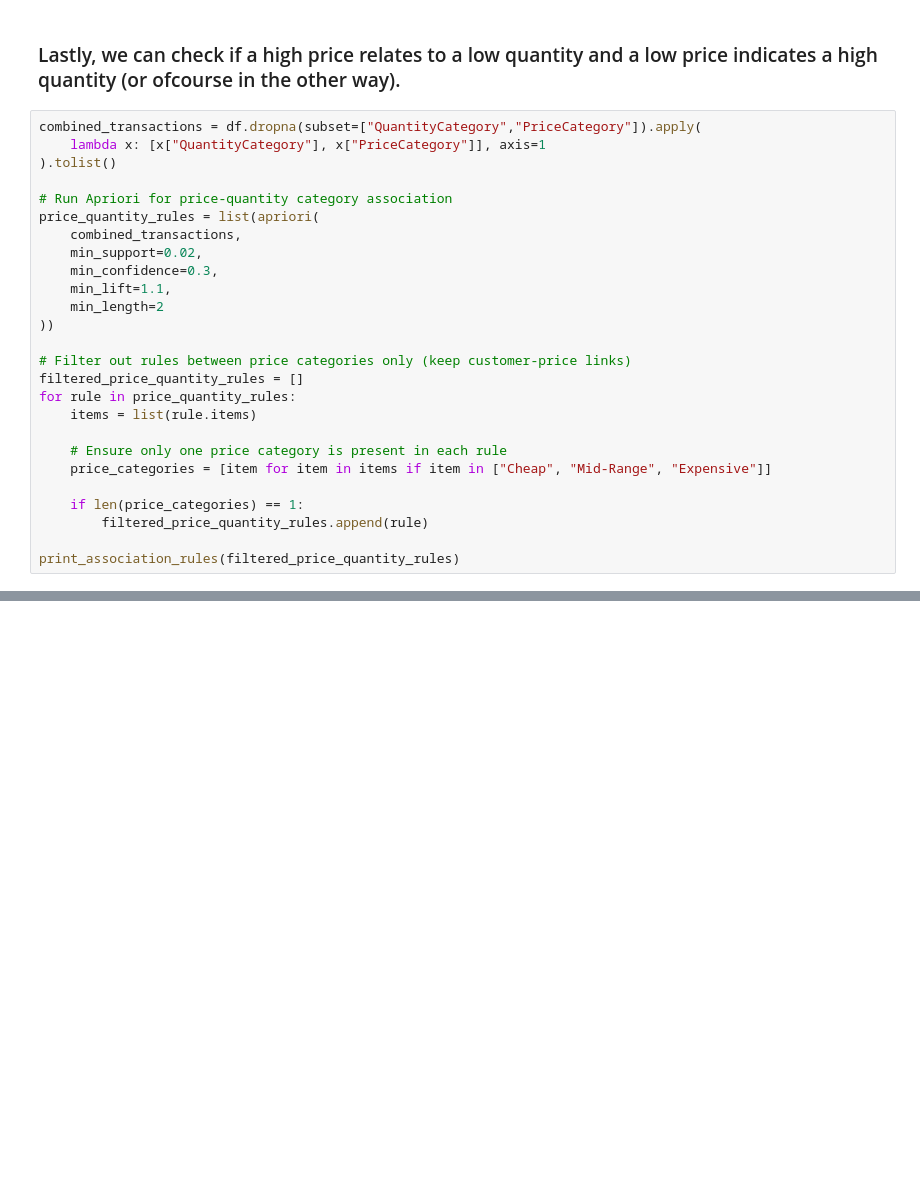
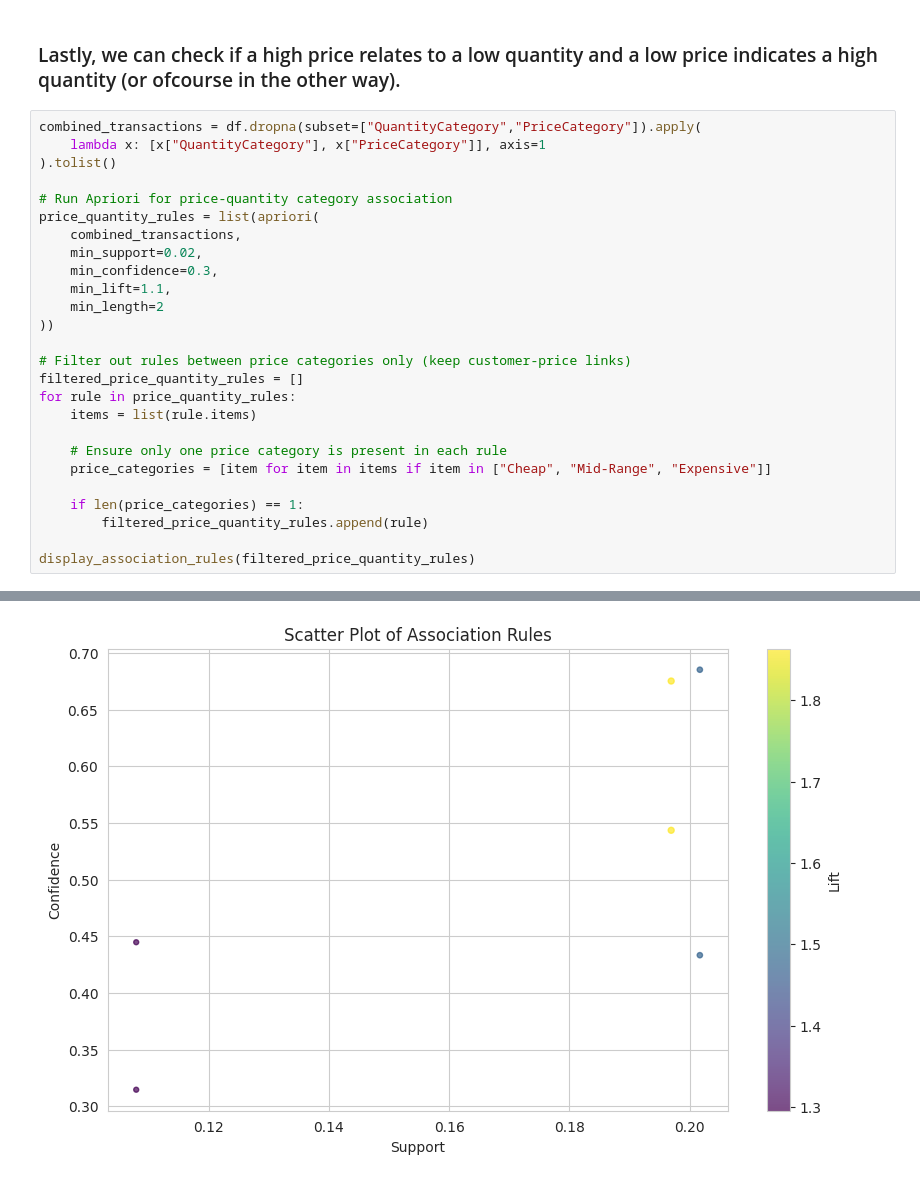
Before and after one commit to NielsVandenBroeck/DM_Projects, a Jupyter notebook: src/Frequent_Pattern_Mining.ipynb, the cells around one changed output, grey strips where cells are left out. Drawn from its saved outputs; the diff is of its cells as text; blank space fills up the shorter version.

```diff
--- a/src/Frequent_Pattern_Mining.ipynb
+++ b/src/Frequent_Pattern_Mining.ipynb
@@ -368,5 +413,5 @@ for rule in price_quantity_rules:
     if len(price_categories) == 1:
         filtered_price_quantity_rules.append(rule)
 
-print_association_rules(filtered_price_quantity_rules)
+display_association_rules(filtered_price_quantity_rules)
 # %% [output]
@@ -374,13 +419,14 @@ print_association_rules(filtered_price_quantity_rules)
 
 Rule: ['Expensive', 'Small'] | Support: 0.2017
   Expensive -> Small | Confidence: 0.6851 | Lift: 1.4717
   Small -> Expensive | Confidence: 0.4332 | Lift: 1.4717
 --------------------------------------------------
 Rule: ['Cheap', 'Large'] | Support: 0.1969
   Cheap -> Large | Confidence: 0.5434 | Lift: 1.8632
   Large -> Cheap | Confidence: 0.6752 | Lift: 1.8632
 --------------------------------------------------
 Rule: ['Medium', 'Mid-Range'] | Support: 0.1080
   Medium -> Mid-Range | Confidence: 0.4447 | Lift: 1.2954
   Mid-Range -> Medium | Confidence: 0.3145 | Lift: 1.2954
 --------------------------------------------------
+[figure, added]
```
Also changed, not shown: parts of 5 cells of this notebook, 5 other files.
